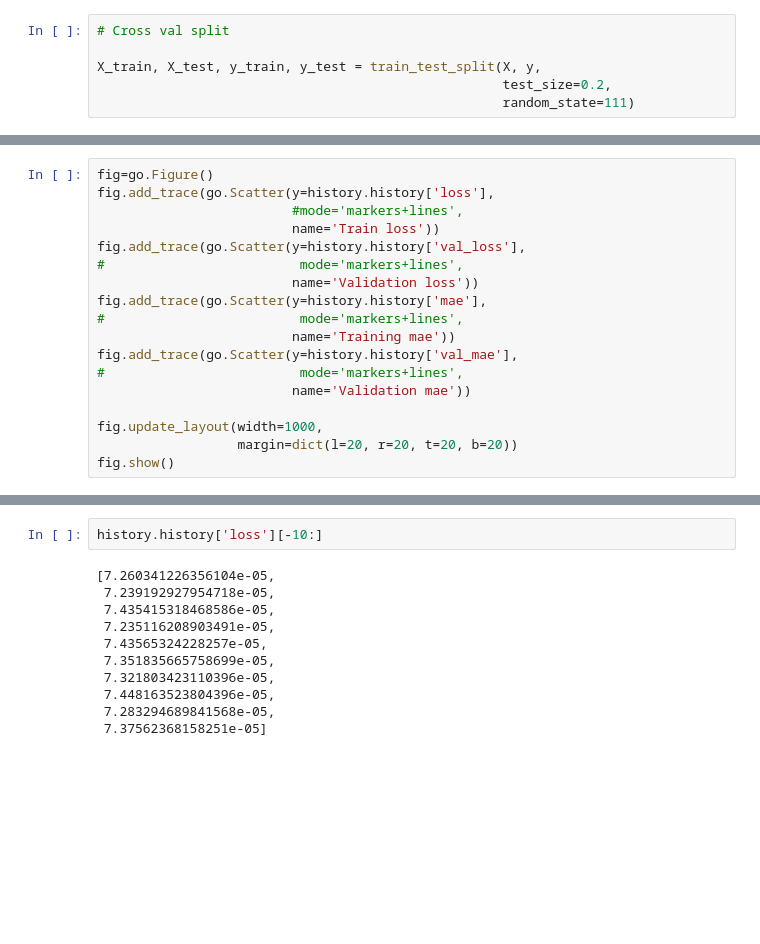
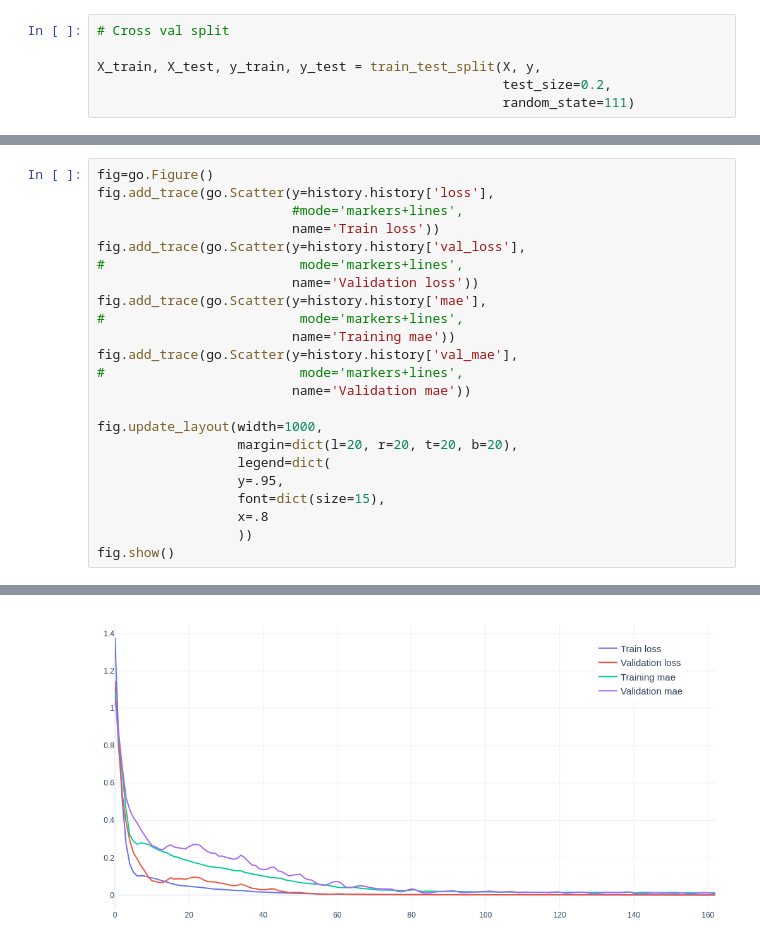
Before and after one commit to jokercrab/RBF_Network, a Jupyter notebook: main.ipynb, the cells around one changed output, grey strips where cells are left out. Saved outputs shown, nothing was run; the diff lists cells and outputs as text; blank space fills up the shorter version.

```diff
--- a/main.ipynb
+++ b/main.ipynb
@@ -171,6 +208,11 @@ fig.add_trace(go.Scatter(y=history.history['val_mae'],
                          name='Validation mae'))
 
 fig.update_layout(width=1000,
-                  margin=dict(l=20, r=20, t=20, b=20))
+                  margin=dict(l=20, r=20, t=20, b=20),
+                  legend=dict(
+                  y=.95,
+                  font=dict(size=15),
+                  x=.8
+                  ))
 fig.show()
 # %% [output]
@@ -178,16 +219,4 @@ fig.show()
+[figure, added]
-# %%
-history.history['loss'][-10:]
-# %% [output]
-[7.260341226356104e-05,
- 7.239192927954718e-05,
- 7.435415318468586e-05,
- 7.235116208903491e-05,
- 7.43565324228257e-05,
- 7.351835665758699e-05,
- 7.321803423110396e-05,
- 7.448163523804396e-05,
- 7.283294689841568e-05,
- 7.37562368158251e-05]
 # %%
 model.evaluate(X,y,batch_size=20)
 # %% [output]
```
Also changed, not shown: parts of 19 cells of this notebook.
